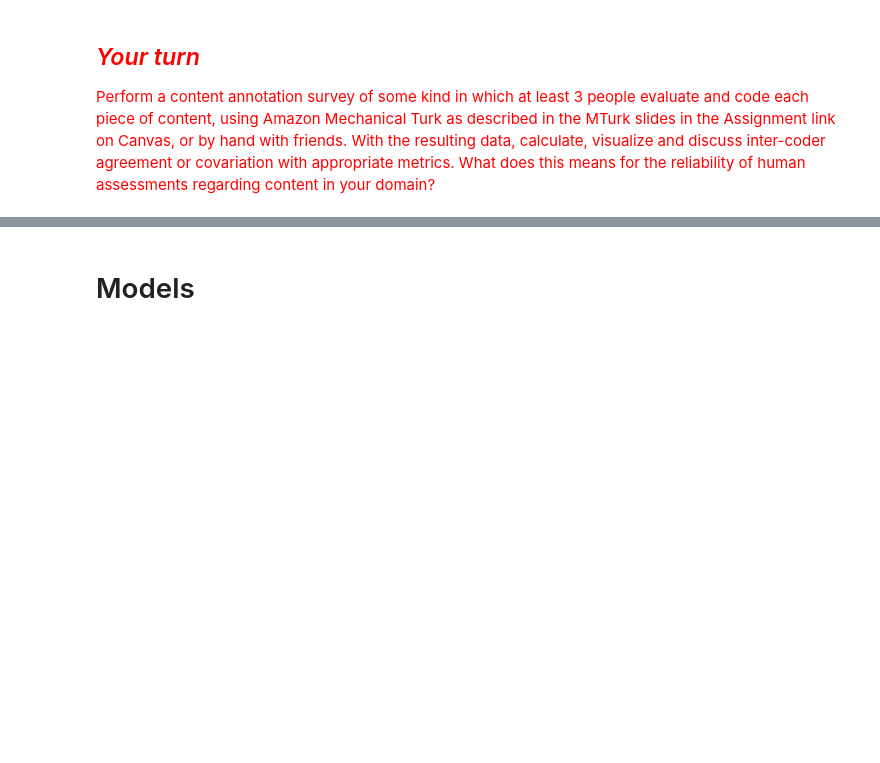
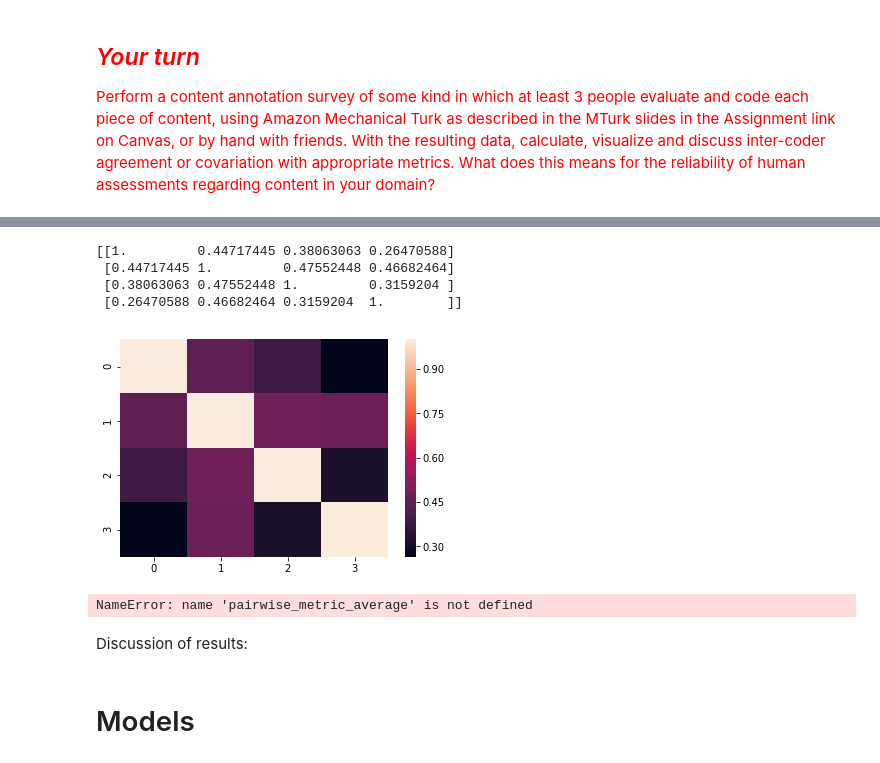
Before and after one commit to laurenjli/Content-Analysis-2020, a Jupyter notebook: week-2/2-Reliability.ipynb, the cells around one changed output, grey strips where cells are left out. Drawn from its saved outputs; the diff is of its cells as text; code cells hidden in the pictures; blank space fills up the shorter version.

```diff
--- a/week-2/2-Reliability.ipynb
+++ b/week-2/2-Reliability.ipynb
@@ -226,0 +300,17 @@ You can find the content and labels here: https://docs.google.com/spreadsheets/d
+# %%
+m = pairwise_matrix(cohens_kappa, anno.annotations)
+print(m)
+
+ax = seaborn.heatmap(m)
+plt.show()
+# %% [output]
+[[1.         0.44717445 0.38063063 0.26470588]
+ [0.44717445 1.         0.47552448 0.46682464]
+ [0.38063063 0.47552448 1.         0.3159204 ]
+ [0.26470588 0.46682464 0.3159204  1.        ]]
+[figure, added]
+# %%
+# assess the average Cohen's kappa for all pairs of coders that have coded against one another:
+pairwise_metric_average(cohens_kappa, anno.annotations)
+# %% [output]
+NameError: name 'pairwise_metric_average' is not defined
@@ -227,3 +330,5 @@ You can find the content and labels here: https://docs.google.com/spreadsheets/d
+# %% [markdown]
+Discussion of results:
 # %% [markdown]
 # Models
 # %% [markdown]
```
Also changed, not shown: parts of 19 cells of this notebook, 1 other file.
